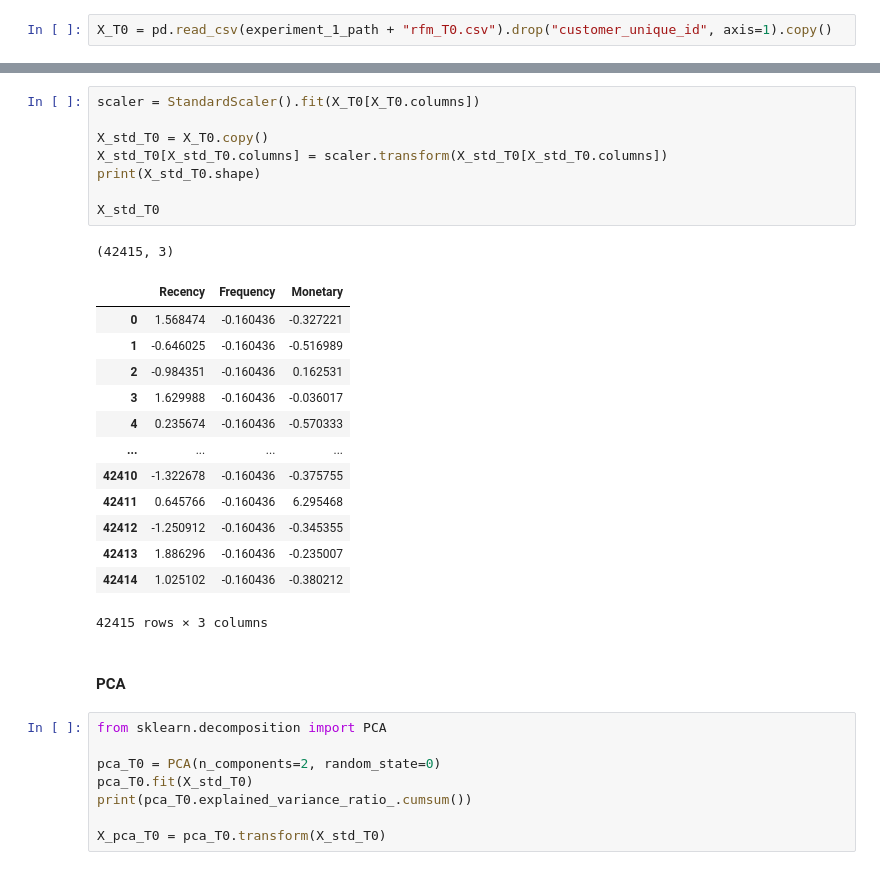
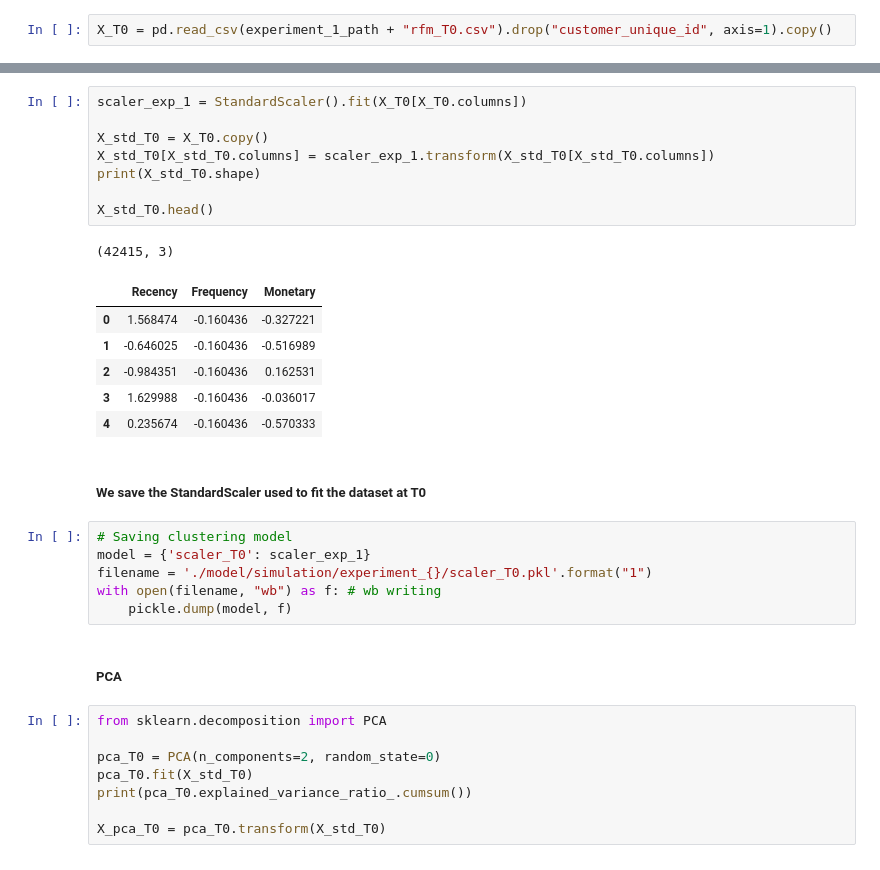
Before and after one commit to oumeima-elgharbi/P5_Data_Science_OpenClassrooms, a Jupyter notebook: P5_03_simulation.ipynb, the cells around one changed output, grey strips where cells are left out. Cells and saved outputs as stored; diff of their text form.

```diff
--- a/P5_03_simulation.ipynb
+++ b/P5_03_simulation.ipynb
@@ -178,28 +176,29 @@ X_T0
 # %%
-scaler = StandardScaler().fit(X_T0[X_T0.columns])
+scaler_exp_1 = StandardScaler().fit(X_T0[X_T0.columns])
 
 X_std_T0 = X_T0.copy()
-X_std_T0[X_std_T0.columns] = scaler.transform(X_std_T0[X_std_T0.columns])
+X_std_T0[X_std_T0.columns] = scaler_exp_1.transform(X_std_T0[X_std_T0.columns])
 print(X_std_T0.shape)
 
-X_std_T0
+X_std_T0.head()
 # %% [output]
 (42415, 3)
 |  | Recency | Frequency | Monetary |
 | 0 | 1.568474 | -0.160436 | -0.327221 |
 | 1 | -0.646025 | -0.160436 | -0.516989 |
 | 2 | -0.984351 | -0.160436 | 0.162531 |
 | 3 | 1.629988 | -0.160436 | -0.036017 |
 | 4 | 0.235674 | -0.160436 | -0.570333 |
-| ... | ... | ... | ... |
-| 42410 | -1.322678 | -0.160436 | -0.375755 |
-| 42411 | 0.645766 | -0.160436 | 6.295468 |
-| 42412 | -1.250912 | -0.160436 | -0.345355 |
-| 42413 | 1.886296 | -0.160436 | -0.235007 |
-| 42414 | 1.025102 | -0.160436 | -0.380212 |
-42415 rows × 3 columns
+# %% [markdown]
+##### We save the StandardScaler used to fit the dataset at T0
+# %%
+# Saving clustering model
+model = {'scaler_T0': scaler_exp_1}
+filename = './model/simulation/experiment_{}/scaler_T0.pkl'.format("1")
+with open(filename, "wb") as f: # wb writing
+    pickle.dump(model, f)
 # %% [markdown]
-#### PCA
+##### PCA
 # %%
 from sklearn.decomposition import PCA
 
```
Also changed, not shown: parts of 47 cells of this notebook, 4 other files.
